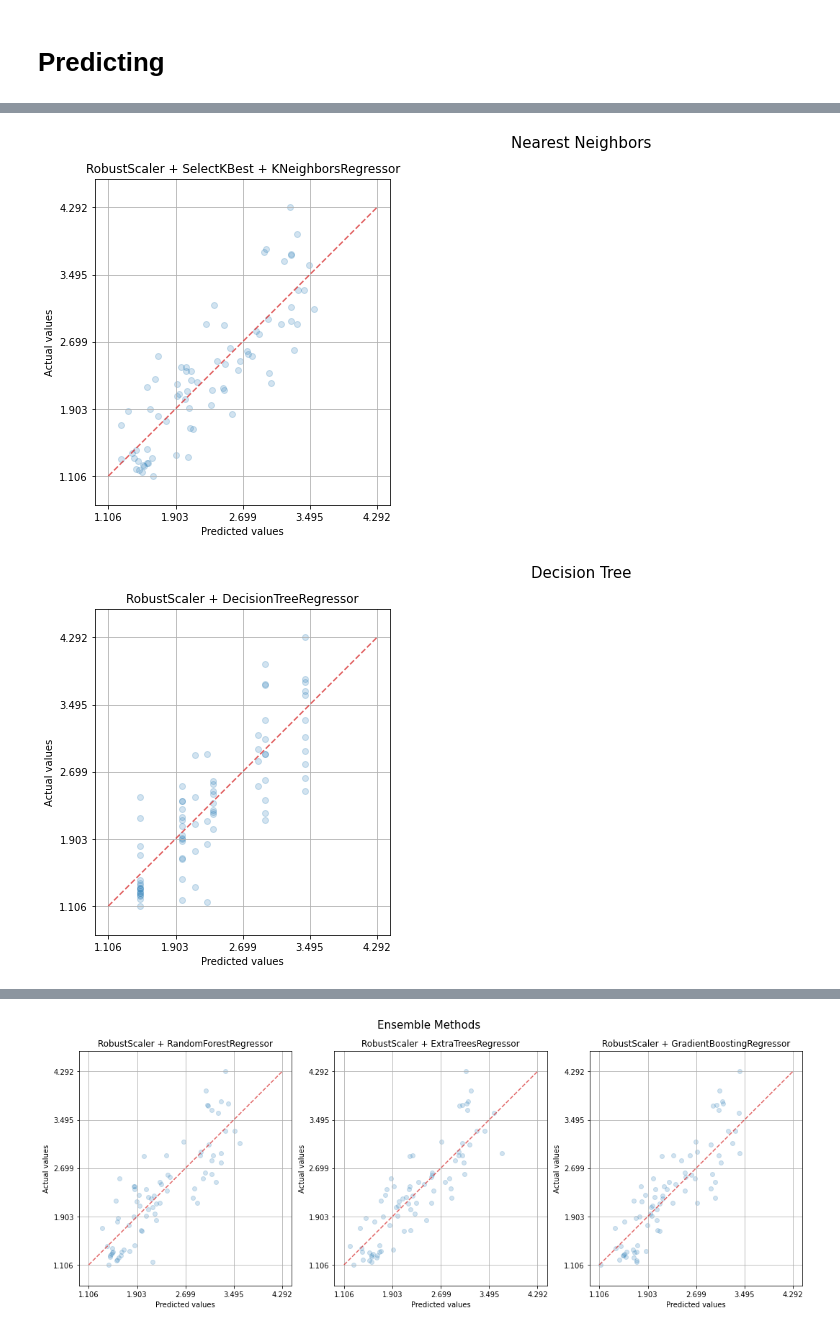
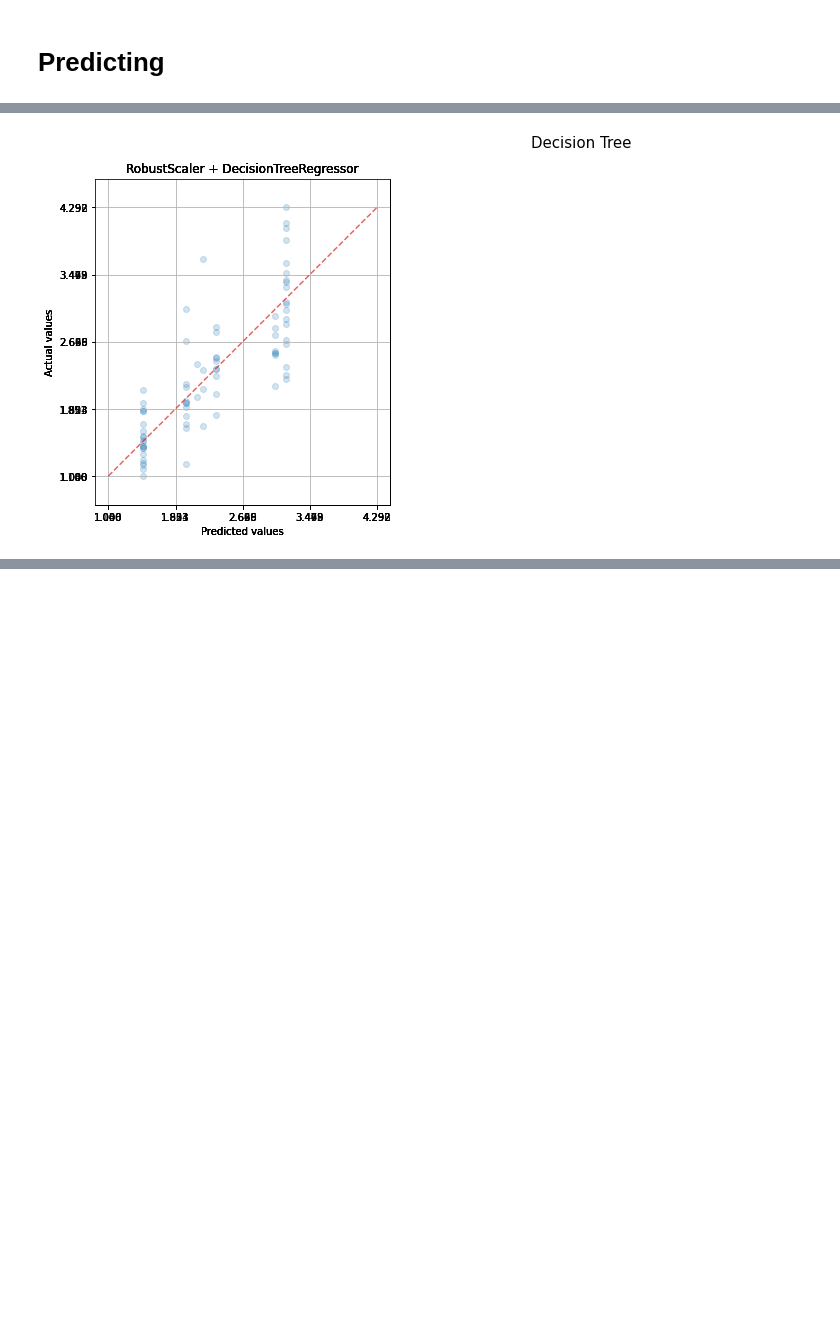
Before and after one commit to marco-luzzara/boardgame-complexity-predictor, a Jupyter notebook: src/predict.ipynb, the cells around one changed output, grey strips where cells are left out. Saved outputs shown, nothing was run; the diff lists cells and outputs as text; code cells hidden in the pictures; blank space fills up the shorter version.

Commit message:
analyse grid search results and run the training many times
TODO: integrate dataframe aggregation

```diff
--- a/src/predict.ipynb
+++ b/src/predict.ipynb
@@ -427,7 +436,7 @@ The permutation feature importance is defined to be the decrease in a model scor
 # %%
 from sklearn.inspection import permutation_importance
 
-model = models['Linear Models'][8].instance
+model = models['Linear Models'][0].instance
 model.fit(x_all, y_all)
 
 r = permutation_importance(model, x_all, y_all, n_repeats=30, random_state=1)
@@ -445,6 +531,7 @@ from sklearn.model_selection import cross_validate, ShuffleSplit, GridSearchCV,
 from sklearn.metrics import r2_score, mean_squared_error, mean_absolute_error, mean_absolute_percentage_error
 
 def build_new_results(current_results,
+                      round_num: int,
                       model_name: str,
                       validation_scores: PerformanceMetrics,
                       testing_scores: PerformanceMetrics,
@@ -460,7 +547,7 @@ def build_new_results(current_results,
                 ('Testing Scores',  'MAPE'): [testing_scores.mape],
                 ('Testing Scores', 'MSE'): [testing_scores.mse],
                 ('params', ''): [best_params]
-            })])
+            }, index = [round_num])])
 
 index = pd.MultiIndex \
     .from_product([['Validation Scores', 'Testing Scores'], ['R2', 'MAE', 'MAPE', 'MSE']]) \
@@ -468,40 +555,40 @@ index = pd.MultiIndex \
 results = pd.DataFrame(columns=index)
 cv_scorings = ['r2', 'neg_mean_absolute_error', 'neg_mean_absolute_percentage_error', 'neg_mean_squared_error']
 
-x_train, x_test, y_train, y_test = \
-    train_test_stratified_split(x_all, y_all,
-                                test_size = 0.20, random_state = 0)
+for round_num in range(5):
+    x_train, x_test, y_train, y_test = \
+        train_test_stratified_split(x_all, y_all,
+                                    test_size = 0.20, random_state = 10 * round_num)
 
-for i_category, (category_name, cat_models) in enumerate(models.items()):
-    if len(cat_models) == 0:
-        continue
+    for i_category, (category_name, cat_models) in enumerate(models.items()):
+        if len(cat_models) == 0:
+            continue
 
-    fig, ax = create_containing_plot(category_name, i_category, len(cat_models))
-    for i_m, model in enumerate(cat_models):
-        splitter = custom_cv_stratified_regression(5, x_train, y_train,
-                                                   test_size = 0.20, random_state = 0)
+        fig, ax = create_containing_plot(category_name, i_category, len(cat_models))
+        for i_m, model in enumerate(cat_models):
+            splitter = custom_cv_stratified_regression(5, x_train, y_train,
+                                                    test_size = 0.20, random_state = 0)
 
-        logger.info(f'Processing model {model.name} ...')
-        estimator, validation_scores, best_params = \
-            get_fit_estimator(model.instance, x_train, y_train, splitter, cv_scorings) \
-                if model.params_tuning is None else \
-            get_fit_estimator_with_tuning(model.instance, model.params_tuning,
-                                          x_train, y_train, splitter, cv_scorings)
+            logger.info(f'Processing model {model.name} ...')
+            estimator, validation_scores, best_params = \
+                get_fit_estimator(model.instance, x_train, y_train, splitter, cv_scorings) \
+                    if model.params_tuning is None else \
+                get_fit_estimator_with_tuning(model.instance, model.params_tuning,
+                                            x_train, y_train, splitter, cv_scorings)
 
-        logger.info(f'model {model.name} is ready')
+            logger.info(f'model {model.name} is ready')
 
-        y_predictions = estimator.predict(x_test)
+            y_predictions = estimator.predict(x_test)
 
-        testing_scores = PerformanceMetrics(r2_score(y_test, y_predictions),
-                                            mean_absolute_error(y_test, y_predictions),
-                                            mean_absolute_percentage_error(y_test, y_predictions),
-                                            mean_squared_error(y_test, y_predictions))
-        results = build_new_results(results, model.name,
-                                    validation_scores,
-                                    testing_scores,
-                                    best_params)
+            testing_scores = PerformanceMetrics(r2_score(y_test, y_predictions),
+                                                mean_absolute_error(y_test, y_predictions),
+                                                mean_absolute_percentage_error(y_test, y_predictions),
+                                                mean_squared_error(y_test, y_predictions))
+            results = build_new_results(results, round_num, model.name,
+                                        validation_scores, testing_scores,
+                                        best_params)
 
-        fill_predictions_subplot(ax, i_m, model.name, y_test, y_predictions)
+            fill_predictions_subplot(ax, i_m, model.name, y_test, y_predictions)
 
 results.sort_values(('Testing Scores', 'MAE'))
 # %% [output]
@@ -533,2 +622 @@ INFO:bgg_predict:model RobustScaler + GradientBoostingRegressor is ready
-[figure, old version]
+[figure, new version]
-[figure, removed]
@@ -536 +622,0 @@ INFO:bgg_predict:model RobustScaler + GradientBoostingRegressor is ready
-[figure, removed]
```
Also changed, not shown: parts of 12 cells of this notebook.
